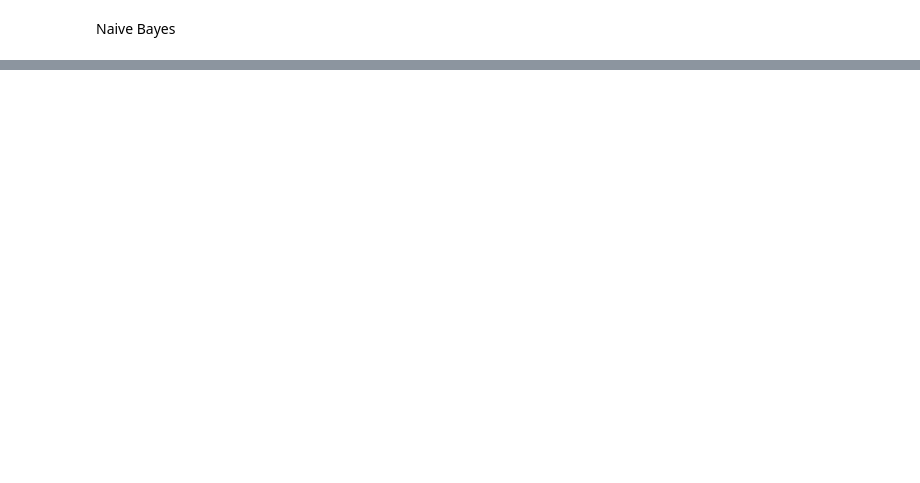
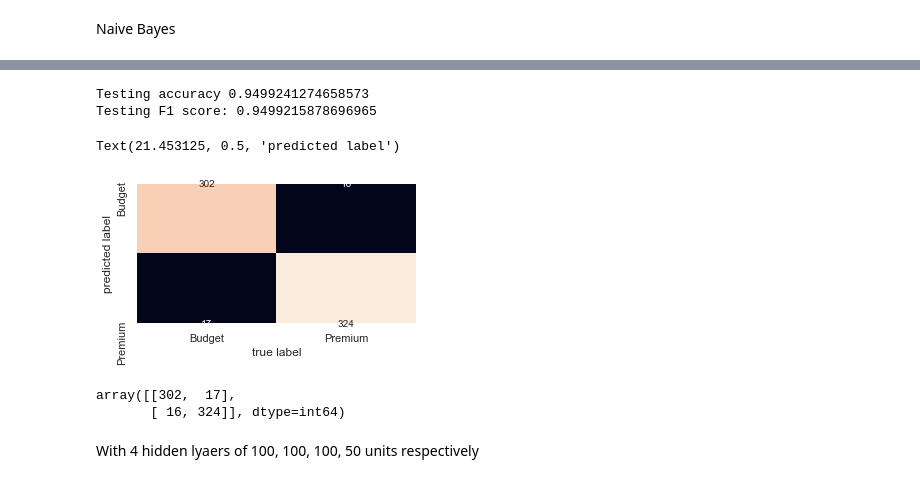
Before and after one commit to seaireal/brand_premiumization, a Jupyter notebook: msds577_project.ipynb, the cells around one changed output, grey strips where cells are left out. Saved outputs shown, nothing was run; the diff lists cells and outputs as text; code cells hidden in the pictures; blank space fills up the shorter version.

```diff
--- a/msds577_project.ipynb
+++ b/msds577_project.ipynb
@@ -123,0 +176,6 @@ ValueError: Input X must be non-negative
+# %%
+#Split dataset into training and test set
+from sklearn.model_selection import train_test_split
+X_train, X_test, y_train, y_test = train_test_split(Doc_Vec_array, Premium_NonPremium, test_size=0.2, random_state=100)
+# %%
+clf_V1 = MLPClassifier(hidden_layer_sizes = (100), verbose = True).fit(X_train, y_train)
@@ -123,0 +200,26 @@ ValueError: Input X must be non-negative
+# %%
+y_pred_clf1 = clf_V1.predict(X_test)
+# %%
+from sklearn.metrics import accuracy_score, f1_score
+print('Testing accuracy %s' % accuracy_score(y_test, y_pred_clf1))
+print('Testing F1 score: {}'.format(f1_score(y_test, y_pred_clf1, average='weighted')))
+# %% [output]
+Testing accuracy 0.9499241274658573
+Testing F1 score: 0.9499215878696965
+# %%
+from sklearn.metrics import confusion_matrix
+mat = confusion_matrix(y_test, y_pred_clf1)
+plt.figure(figsize=(5,5))
+sns.heatmap(mat.T, square=True, annot=True, fmt='d', cbar=False, xticklabels = axis, yticklabels = axis)
+plt.xlabel('true label')
+plt.ylabel('predicted label')
+# %% [output]
+Text(21.453125, 0.5, 'predicted label')
+[figure, added]
+# %%
+mat
+# %% [output]
+array([[302,  17],
+       [ 16, 324]], dtype=int64)
+# %% [markdown]
+With 4 hidden lyaers of 100, 100, 100, 50 units respectively
```
Also changed, not shown: parts of 24 cells of this notebook.
